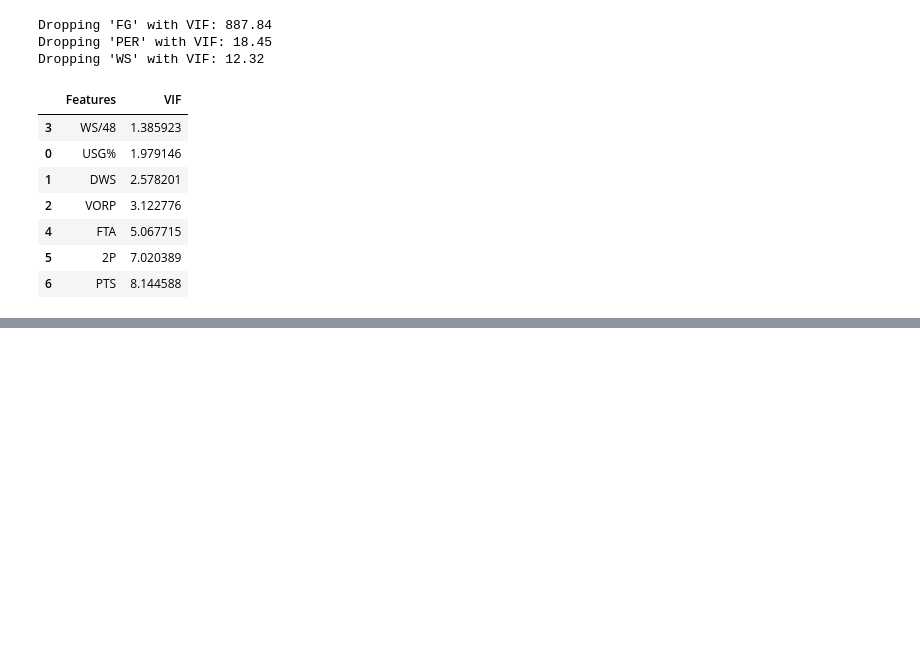
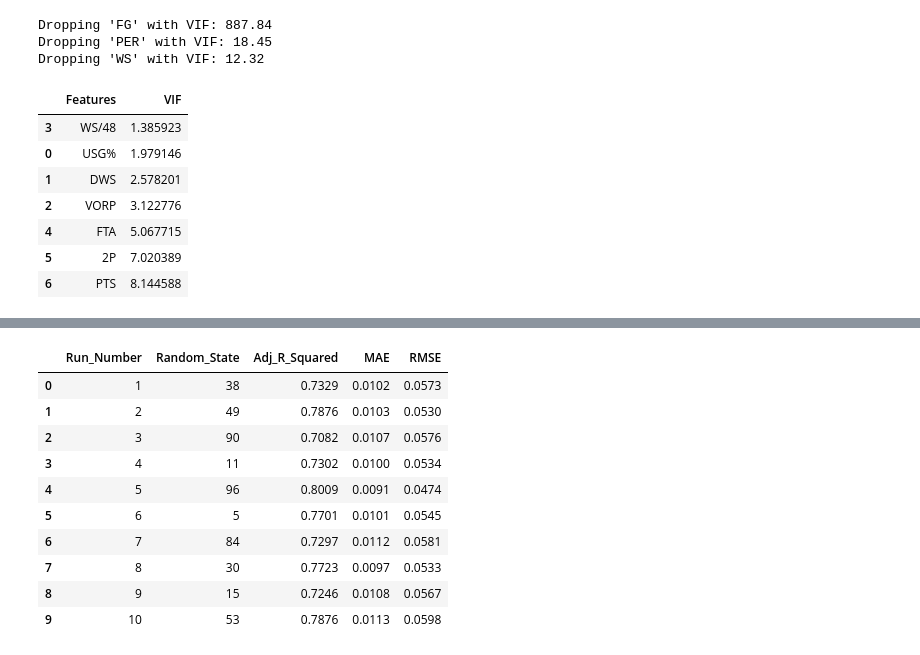
Before and after one commit to RasheedMartin/PredictingNBACareers, a Jupyter notebook: notebooks/modeling/All_NBA_Vote_Share_Modeling.ipynb, the cells around one changed output, grey strips where cells are left out. Drawn from its saved outputs; the diff is of its cells as text; code cells hidden in the pictures; blank space fills up the shorter version.

```diff
--- a/notebooks/modeling/All_NBA_Vote_Share_Modeling.ipynb
+++ b/notebooks/modeling/All_NBA_Vote_Share_Modeling.ipynb
@@ -246,0 +322,50 @@ combined_summary
+# %%
+# Run XGBoost 10 times with random seed value each time
+xgb_results = []
+
+# Set number of model runs in loop
+num_runs = 10
+
+for i in range(num_runs):
+    seed = np.random.randint(1, 100)
+
+    # Train/test split
+    X_train, X_test, y_train, y_test = train_test_split(X_scaled_final, y, test_size=0.2, random_state=seed)
+
+    # XGBoost
+    model = XGBRegressor(learning_rate=0.05, n_estimators=500, max_depth=4, random_state=seed)
+    model.fit(X_train, y_train)
+
+    # Predict results
+    y_pred = model.predict(X_test)
+
+    # Compute Adjusted R-squared
+    r2 = r2_score(y_test, y_pred)
+    n = X_test.shape[0]
+    p = X_test.shape[1]
+    adj_r2 = adjusted_r2(r2, n, p)
+
+    # Log results
+    xgb_results.append({
+        "Run_Number" : i + 1,
+        "Random_State" : seed,
+        "Adj_R_Squared" : round(adj_r2, 4),
+        "MAE": round(mean_absolute_error(y_test, y_pred), 4),
+        "RMSE": round(root_mean_squared_error(y_test, y_pred), 4)
+    })
+
+# Convert results to dataframe
+xgb_results_df = pd.DataFrame(xgb_results)
+xgb_results_df
+# %% [output]
+|  | Run_Number | Random_State | Adj_R_Squared | MAE | RMSE |
+| 0 | 1 | 38 | 0.7329 | 0.0102 | 0.0573 |
+| 1 | 2 | 49 | 0.7876 | 0.0103 | 0.0530 |
+| 2 | 3 | 90 | 0.7082 | 0.0107 | 0.0576 |
+| 3 | 4 | 11 | 0.7302 | 0.0100 | 0.0534 |
+| 4 | 5 | 96 | 0.8009 | 0.0091 | 0.0474 |
+| 5 | 6 | 5 | 0.7701 | 0.0101 | 0.0545 |
+| 6 | 7 | 84 | 0.7297 | 0.0112 | 0.0581 |
+| 7 | 8 | 30 | 0.7723 | 0.0097 | 0.0533 |
+| 8 | 9 | 15 | 0.7246 | 0.0108 | 0.0567 |
+| 9 | 10 | 53 | 0.7876 | 0.0113 | 0.0598 |
```
Also changed, not shown: parts of 12 cells of this notebook.
